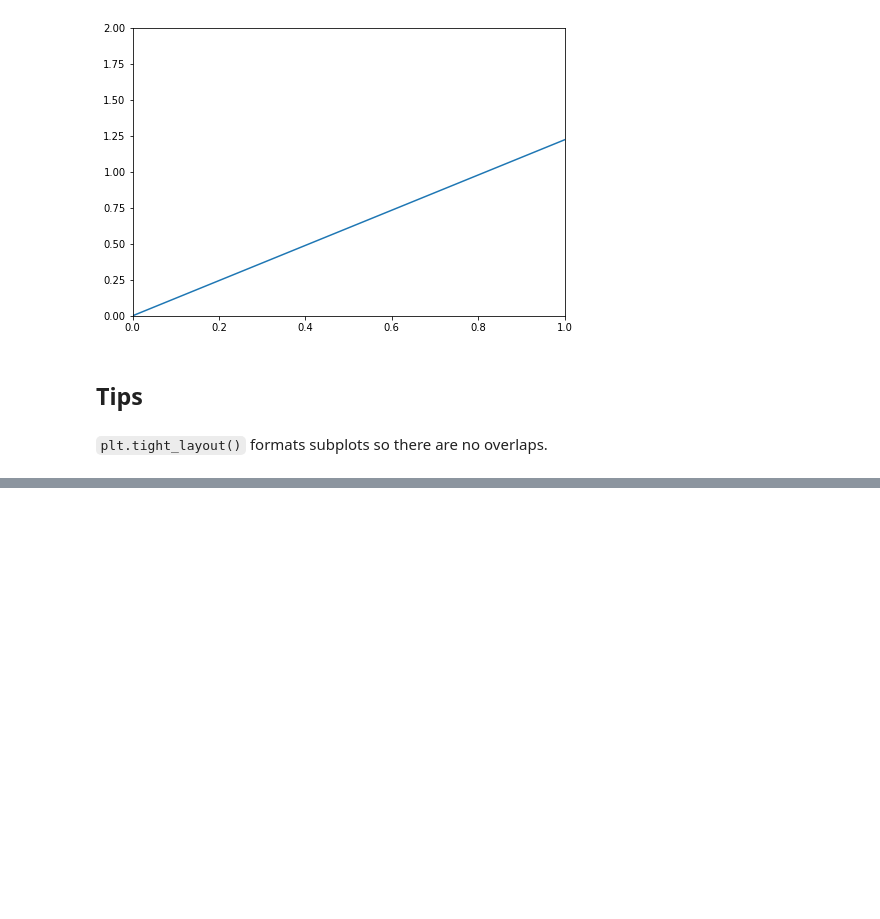
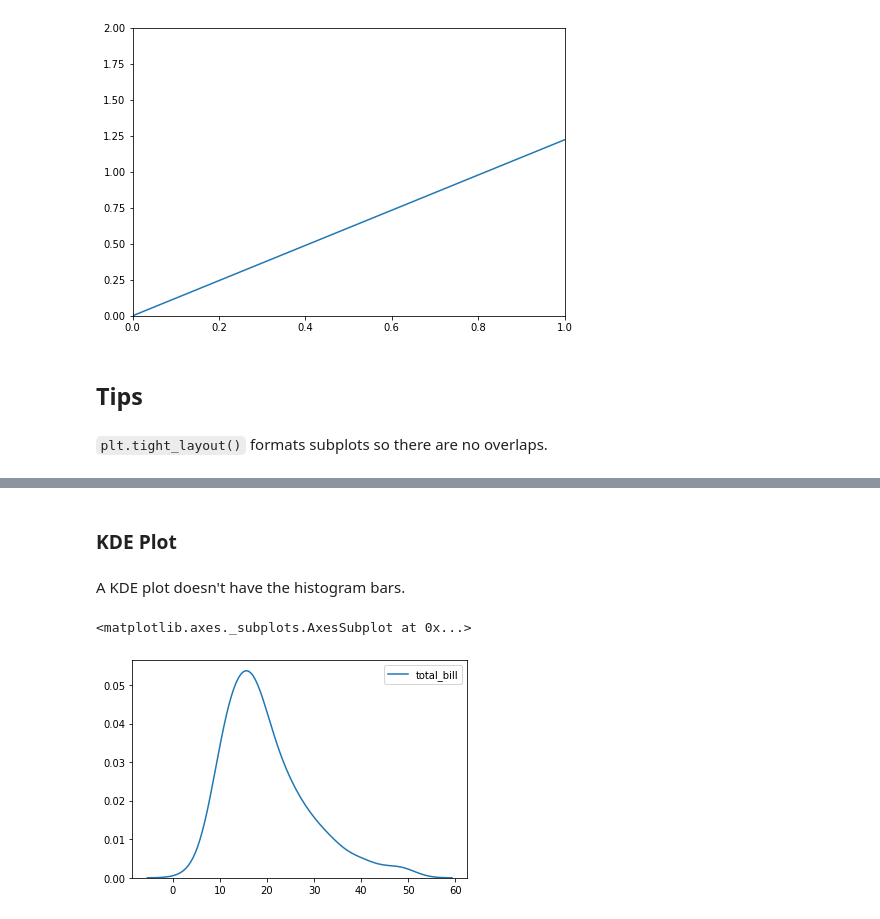
Before and after one commit to alan-lam/Machine-Learning-Resources, a Jupyter notebook: Data Science.ipynb, the cells around one changed output, grey strips where cells are left out. Drawn from its saved outputs; the diff is of its cells as text; code cells hidden in the pictures; blank space fills up the shorter version.

```diff
--- a/Data Science.ipynb
+++ b/Data Science.ipynb
@@ -1103,0 +1124,9 @@ plt.show()
+# %% [markdown]
+### KDE Plot
+# %% [markdown]
+A KDE plot doesn't have the histogram bars.
+# %%
+sns.kdeplot(tips['total_bill'])
+# %% [output]
+<matplotlib.axes._subplots.AxesSubplot at 0x...>
+[figure, added]
```
Also changed, not shown: parts of 64 cells of this notebook.
